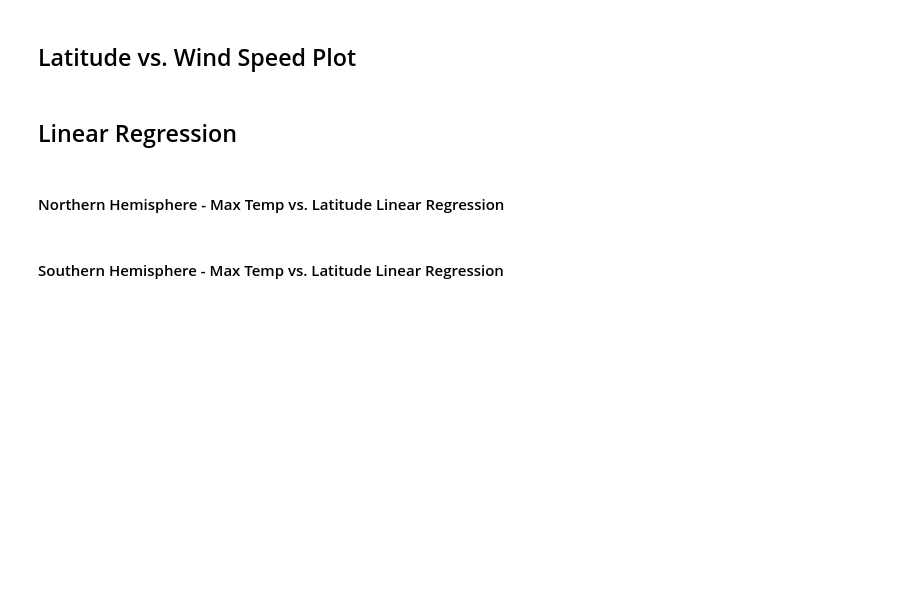
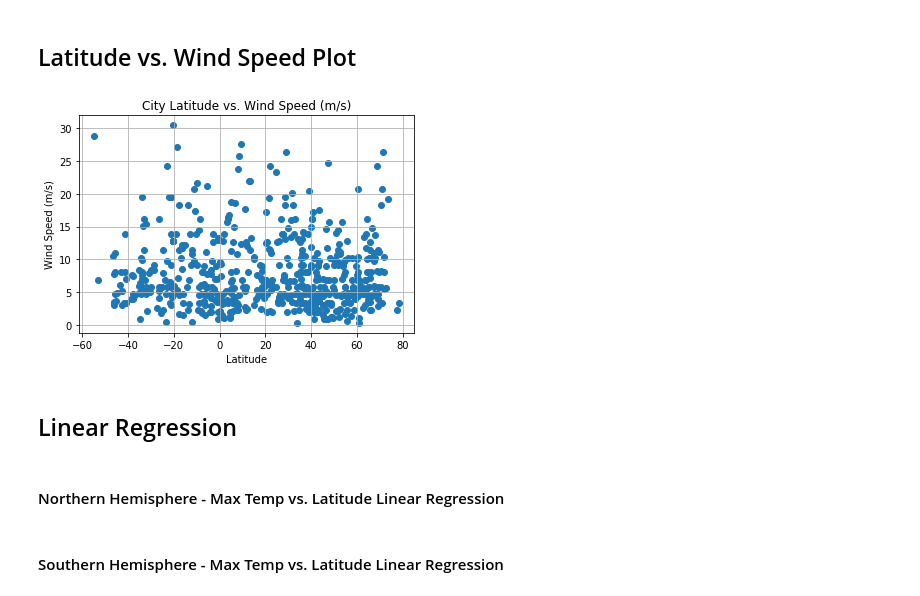
Before and after one commit to brookecrofts/WeatherPy_Analysis, a Jupyter notebook: WeatherPy/WeatherPy.ipynb, the cells around one changed output. Drawn from its saved outputs; the diff is of its cells as text; code cells hidden in the pictures; blank space fills up the shorter version.

```diff
--- a/WeatherPy/WeatherPy.ipynb
+++ b/WeatherPy/WeatherPy.ipynb
@@ -213,12 +230,14 @@ plt.show()
 # %% [markdown]
 ## Latitude vs. Wind Speed Plot
 # %%
-plt.scatter(weather_df["Latitude"], weather_df["Wind Speed (m/s)"], marker="o")
+plt.scatter(weather_df["Lat"], weather_df["Wind Speed (m/s)"], marker="o")
 plt.title("City Latitude vs. Wind Speed (m/s)")
 plt.ylabel("Wind Speed (m/s)")
 plt.xlabel("Latitude")
 plt.grid(True)
 plt.show()
+# %% [output]
+[figure, added]
 # %% [markdown]
 ## Linear Regression
 # %%
```
Also changed, not shown: parts of 7 cells of this notebook.
